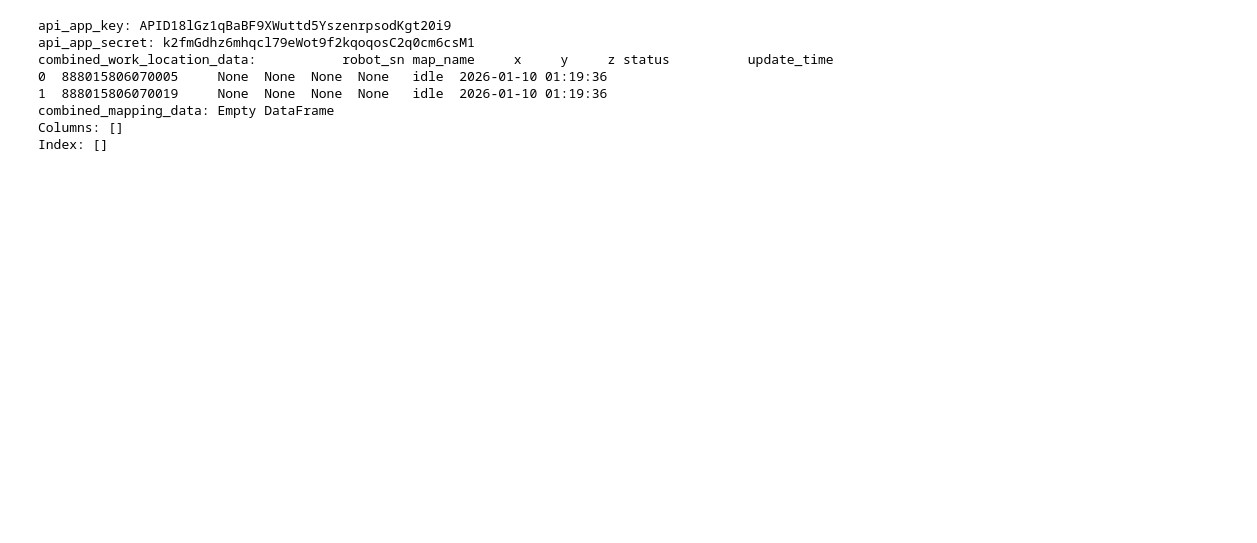
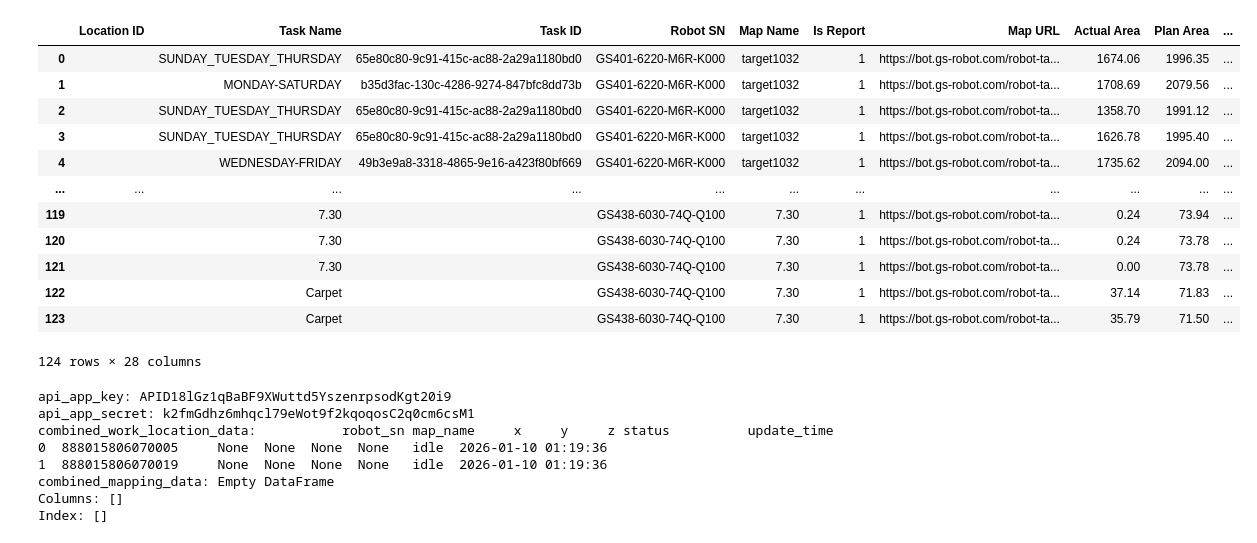
Before and after one commit to CarloCHEN/pudu_robot, a Jupyter notebook: src/ds.ipynb, the cells around one changed output. Drawn from its saved outputs; the diff is of its cells as text; code cells hidden in the pictures; blank space fills up the shorter version.

```diff
--- a/src/ds.ipynb
+++ b/src/ds.ipynb
@@ -31,3 +53,20 @@ API returned non-success status: DM_FREQUENCY_LIMITED
+# %%
+df = get_schedule_table(start_time='2026-01-01 00:00:00', end_time='2026-01-13 23:59:59', robot_type='gas', customer_name='KBS')
+df
+# %% [output]
+|  | Location ID | Task Name | Task ID | Robot SN | Map Name | Is Report | Map URL | Actual Area | Plan Area | ... |
+| 0 |  | SUNDAY_TUESDAY_THURSDAY | 65e80c80-9c91-415c-ac88-2a29a1180bd0 | GS401-6220-M6R-K000 | target1032 | 1 | https://bot.gs-robot.com/robot-ta... | 1674.06 | 1996.35 | ... |
+| 1 |  | MONDAY-SATURDAY | b35d3fac-130c-4286-9274-847bfc8dd73b | GS401-6220-M6R-K000 | target1032 | 1 | https://bot.gs-robot.com/robot-ta... | 1708.69 | 2079.56 | ... |
+| 2 |  | SUNDAY_TUESDAY_THURSDAY | 65e80c80-9c91-415c-ac88-2a29a1180bd0 | GS401-6220-M6R-K000 | target1032 | 1 | https://bot.gs-robot.com/robot-ta... | 1358.70 | 1991.12 | ... |
+| 3 |  | SUNDAY_TUESDAY_THURSDAY | 65e80c80-9c91-415c-ac88-2a29a1180bd0 | GS401-6220-M6R-K000 | target1032 | 1 | https://bot.gs-robot.com/robot-ta... | 1626.78 | 1995.40 | ... |
+| 4 |  | WEDNESDAY-FRIDAY | 49b3e9a8-3318-4865-9e16-a423f80bf669 | GS401-6220-M6R-K000 | target1032 | 1 | https://bot.gs-robot.com/robot-ta... | 1735.62 | 2094.00 | ... |
+| ... | ... | ... | ... | ... | ... | ... | ... | ... | ... | ... |
+| 119 |  | 7.30 |  | GS438-6030-74Q-Q100 | 7.30 | 1 | https://bot.gs-robot.com/robot-ta... | 0.24 | 73.94 | ... |
+| 120 |  | 7.30 |  | GS438-6030-74Q-Q100 | 7.30 | 1 | https://bot.gs-robot.com/robot-ta... | 0.24 | 73.78 | ... |
+| 121 |  | 7.30 |  | GS438-6030-74Q-Q100 | 7.30 | 1 | https://bot.gs-robot.com/robot-ta... | 0.00 | 73.78 | ... |
+| 122 |  | Carpet |  | GS438-6030-74Q-Q100 | 7.30 | 1 | https://bot.gs-robot.com/robot-ta... | 37.14 | 71.83 | ... |
+| 123 |  | Carpet |  | GS438-6030-74Q-Q100 | 7.30 | 1 | https://bot.gs-robot.com/robot-ta... | 35.79 | 71.50 | ... |
+124 rows × 28 columns
 # %%
 config_paths = [
     'database_config.yaml',
```
Also changed, not shown: parts of 11 cells of this notebook, 41 other files.
